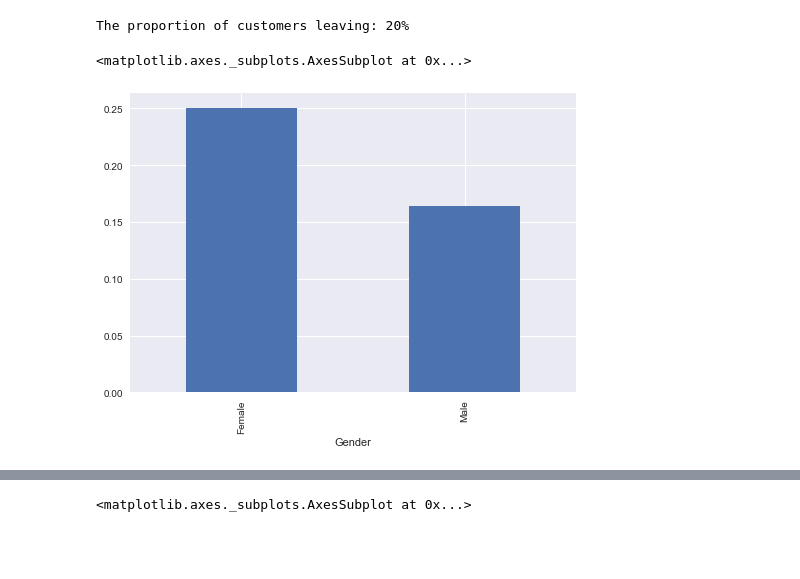
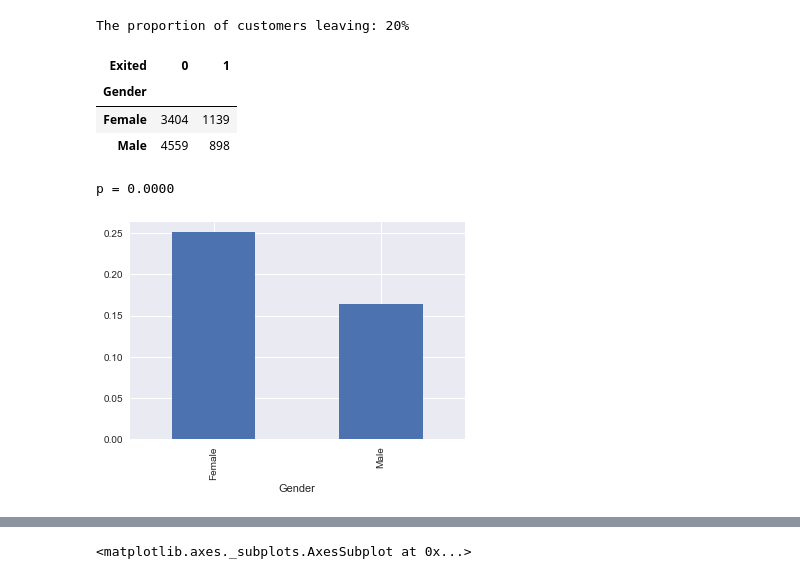
Before and after one commit to george-and-miller/data-science, a Jupyter notebook: Udemy A-Z Data Science.ipynb, the cells around one changed output, grey strips where cells are left out. Cells and saved outputs as stored; diff of their text form; code cells hidden in the pictures; blank space fills up the shorter version.

```diff
--- a/Udemy A-Z Data Science.ipynb
+++ b/Udemy A-Z Data Science.ipynb
@@ -15,10 +24,22 @@ banking_data.head()
 | 3 | 15701354 | Boni | 699 | France | Female | 39 | 1 | 0.00 | 2 | ... |
 | 4 | 15737888 | Mitchell | 850 | Spain | Female | 43 | 2 | 125510.82 | 1 | ... |
 # %%
-def proportion(df, column):
-    return df[column].sum() / df[column].count()
+def chi_square(df, feature, target):
 
-proportion_leaving = proportion(banking_data, 'Exited')
+    table = pd.crosstab(df[feature], df[target])
+    _, p, *_ = stats.chi2_contingency(table.values)
+
+    return p
+
+def chi2_significance_test(df, feature, target, confidence_level = .05):
+    p = chi_square(df, feature, target)
+
+    return p < confidence_level
+
+
+total_number_of_samples = banking_data.shape[0]
+
+proportion_leaving = banking_data['Exited'].sum() / total_number_of_samples
 
 print(f"The proportion of customers leaving: {proportion_leaving*100:.0f}%")
 # %% [output]
@@ -26,8 +47,20 @@ The proportion of customers leaving: 20%
 # %%
 banking_data_gender = banking_data.groupby('Gender')
 gender_proportion = proportion(banking_data_gender, 'Exited')
 
+table = pd.crosstab(banking_data['Gender'], banking_data['Exited'])
+
+display(table)
+
+chi2, p, dof, expected = stats.chi2_contingency(table.values)
+
 gender_proportion.plot.bar()
+
+print(f'p = {p:.4f}')
 # %% [output]
+| Exited | 0 | 1 |
+| Gender |  |  |
+| Female | 3404 | 1139 |
+| Male | 4559 | 898 |
-<matplotlib.axes._subplots.AxesSubplot at 0x...>
+p = 0.0000
-[figure, old version]
+[figure, new version]
```
Also changed, not shown: parts of 12 cells of this notebook.
